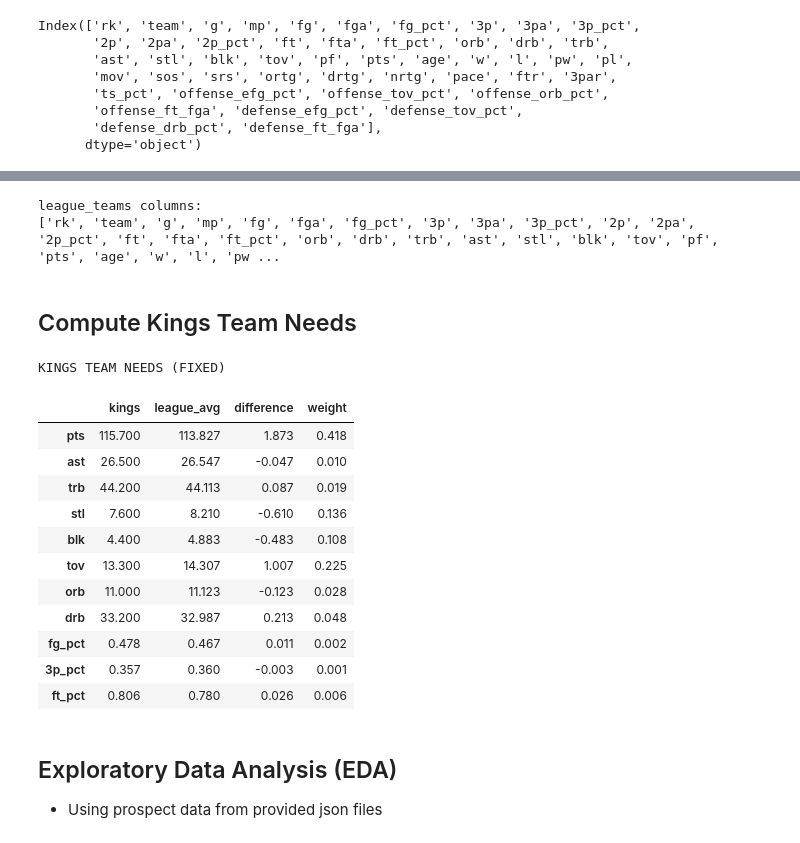
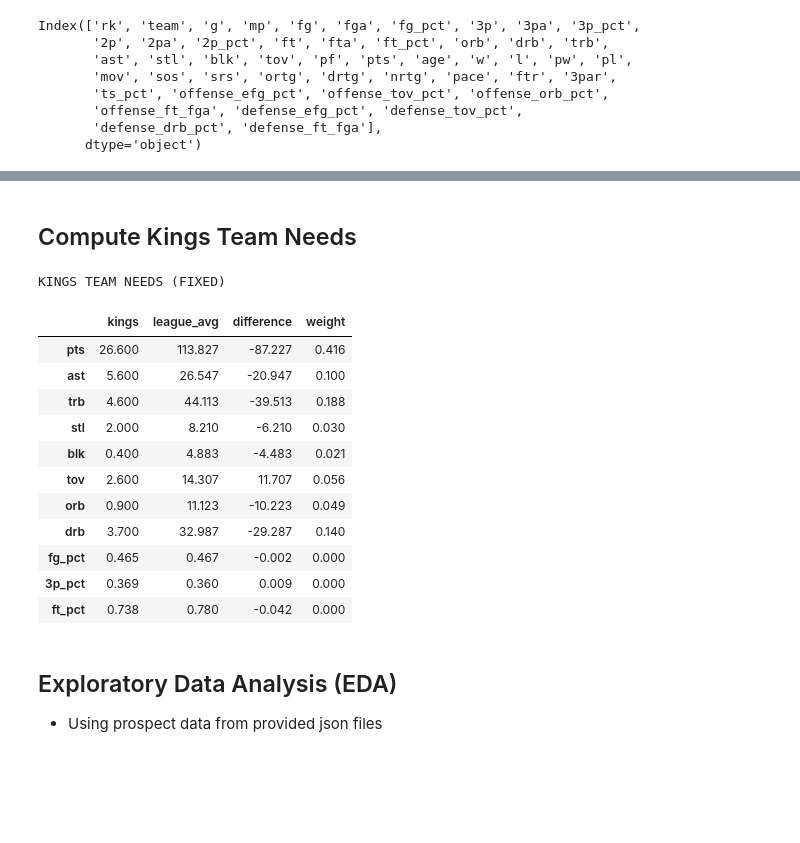
Before and after one commit to cottonjenn/data_science_project_sep_2025, a Jupyter notebook: report.ipynb, the cells around one changed output, grey strips where cells are left out. Cells and saved outputs as stored; diff of their text form; code cells hidden in the pictures; blank space fills up the shorter version.

```diff
--- a/report.ipynb
+++ b/report.ipynb
@@ -458,9 +194,3 @@ kings_merged
-# %%
-print("league_teams columns:")
-print(league_teams.columns.tolist())
-# %% [output]
-league_teams columns:
-['rk', 'team', 'g', 'mp', 'fg', 'fga', 'fg_pct', '3p', '3pa', '3p_pct', '2p', '2pa', '2p_pct', 'ft', 'fta', 'ft_pct', 'orb', 'drb', 'trb', 'ast', 'stl', 'blk', 'tov', 'pf', 'pts', 'age', 'w', 'l', 'pw ...
 # %% [markdown]
 ## Compute Kings Team Needs
 # %%
@@ -473,45 +203,45 @@ all_metric_cols = count_cols + pct_cols
 league_avgs = league_teams[all_metric_cols].mean(numeric_only=True)
 
 # Per-game for counts only
 for col in count_cols:
     league_avgs[col] = league_avgs[col] / league_avgs.get('g', 1)
 
 # === KINGS VALUES ===
-kings_vals = kings_team[all_metric_cols].iloc[0].copy()
+kings_vals = kings_merged[all_metric_cols].iloc[0].copy()
 for col in count_cols:
     kings_vals[col] = kings_vals[col] / kings_vals.get('g', 1)
 
 # === COMPARISON ===
 comparison_df = pd.DataFrame({
     'kings': kings_vals,
     'league_avg': league_avgs
 }).dropna()
 
 comparison_df['difference'] = comparison_df['kings'] - comparison_df['league_avg']
 
 # Invert TOV
 comparison_df.loc['tov', 'difference'] *= -1
 
 # Weight
 total = comparison_df['difference'].abs().sum()
 comparison_df['weight'] = comparison_df['difference'].abs() / total
 
 print("KINGS TEAM NEEDS (FIXED)")
 display(comparison_df[['kings', 'league_avg', 'difference', 'weight']].round(3))
 # %% [output]
 KINGS TEAM NEEDS (FIXED)
 |  | kings | league_avg | difference | weight |
-| pts | 115.700 | 113.827 | 1.873 | 0.418 |
-| ast | 26.500 | 26.547 | -0.047 | 0.010 |
-| trb | 44.200 | 44.113 | 0.087 | 0.019 |
-| stl | 7.600 | 8.210 | -0.610 | 0.136 |
-| blk | 4.400 | 4.883 | -0.483 | 0.108 |
-| tov | 13.300 | 14.307 | 1.007 | 0.225 |
-| orb | 11.000 | 11.123 | -0.123 | 0.028 |
-| drb | 33.200 | 32.987 | 0.213 | 0.048 |
-| fg_pct | 0.478 | 0.467 | 0.011 | 0.002 |
-| 3p_pct | 0.357 | 0.360 | -0.003 | 0.001 |
-| ft_pct | 0.806 | 0.780 | 0.026 | 0.006 |
+| pts | 26.600 | 113.827 | -87.227 | 0.416 |
+| ast | 5.600 | 26.547 | -20.947 | 0.100 |
+| trb | 4.600 | 44.113 | -39.513 | 0.188 |
+| stl | 2.000 | 8.210 | -6.210 | 0.030 |
+| blk | 0.400 | 4.883 | -4.483 | 0.021 |
+| tov | 2.600 | 14.307 | 11.707 | 0.056 |
+| orb | 0.900 | 11.123 | -10.223 | 0.049 |
+| drb | 3.700 | 32.987 | -29.287 | 0.140 |
+| fg_pct | 0.465 | 0.467 | -0.002 | 0.000 |
+| 3p_pct | 0.369 | 0.360 | 0.009 | 0.000 |
+| ft_pct | 0.738 | 0.780 | -0.042 | 0.000 |
 # %% [markdown]
 ## Exploratory Data Analysis (EDA)
 
```
Also changed, not shown: parts of 14 cells of this notebook, 6 other files.
